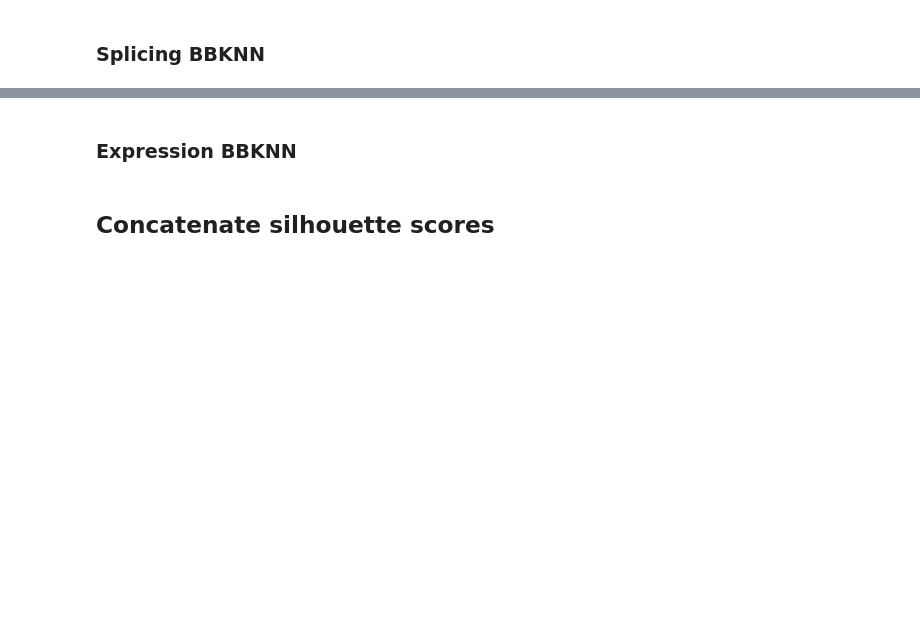
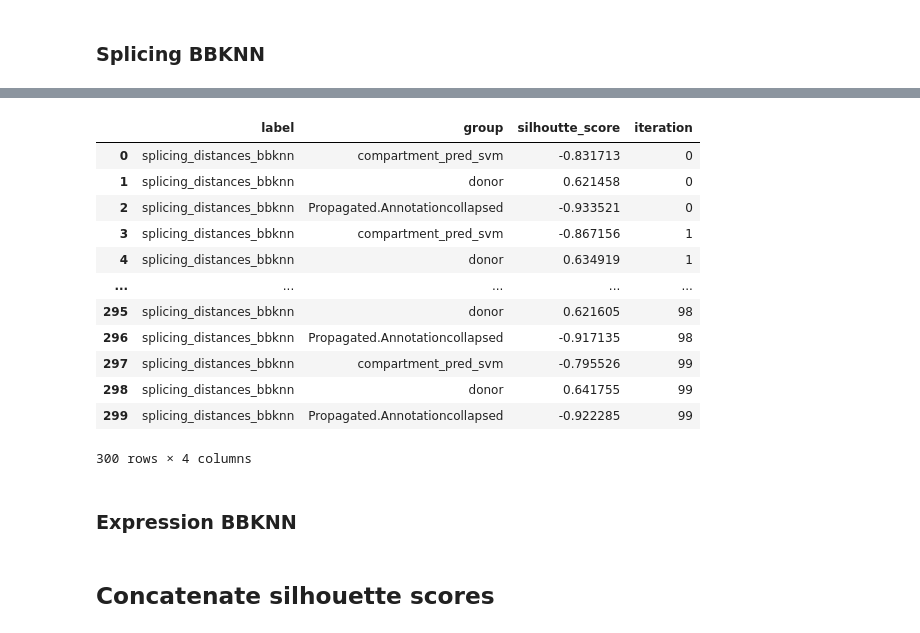
Before and after one commit to czbiohub-sf/tabula-sapiens, a Jupyter notebook: analysis-scripts/pilot1_pilot2/004_splicing_dists.ipynb, the cells around one changed output, grey strips where cells are left out. Cells and saved outputs as stored; diff of their text form; code cells hidden in the pictures; blank space fills up the shorter version.

```diff
--- a/analysis-scripts/pilot1_pilot2/004_splicing_dists.ipynb
+++ b/analysis-scripts/pilot1_pilot2/004_splicing_dists.ipynb
@@ -653,7 +787,11 @@ adata_with_splicing_subset
 %%time
 
 silhouette_splicing_bbknn = compute_silhoutte_vs_col(
-    adata_with_splicing_subset, silhouette_cols,
-    adata_with_splicing_subset.obsp['splicing_distances'], label='splicing_distances_bbknn', metric='precomputed'
+    adata_with_splicing_subset,
+    silhouette_cols,
+    adata_with_splicing_subset.obsp['splicing__distances'].todense(),
+    label='splicing_distances_bbknn',
+    metric='precomputed'
 )
 silhouette_splicing_bbknn
+# %% [output]
@@ -660,3 +800,16 @@ silhouette_splicing_bbknn
+|  | label | group | silhoutte_score | iteration |
+| 0 | splicing_distances_bbknn | compartment_pred_svm | -0.831713 | 0 |
+| 1 | splicing_distances_bbknn | donor | 0.621458 | 0 |
+| 2 | splicing_distances_bbknn | Propagated.Annotationcollapsed | -0.933521 | 0 |
+| 3 | splicing_distances_bbknn | compartment_pred_svm | -0.867156 | 1 |
+| 4 | splicing_distances_bbknn | donor | 0.634919 | 1 |
+| ... | ... | ... | ... | ... |
+| 295 | splicing_distances_bbknn | donor | 0.621605 | 98 |
+| 296 | splicing_distances_bbknn | Propagated.Annotationcollapsed | -0.917135 | 98 |
+| 297 | splicing_distances_bbknn | compartment_pred_svm | -0.795526 | 99 |
+| 298 | splicing_distances_bbknn | donor | 0.641755 | 99 |
+| 299 | splicing_distances_bbknn | Propagated.Annotationcollapsed | -0.922285 | 99 |
+300 rows × 4 columns
 # %% [markdown]
 ### Expression BBKNN
 # %%
```
Also changed, not shown: parts of 34 cells of this notebook, 1 other file.
